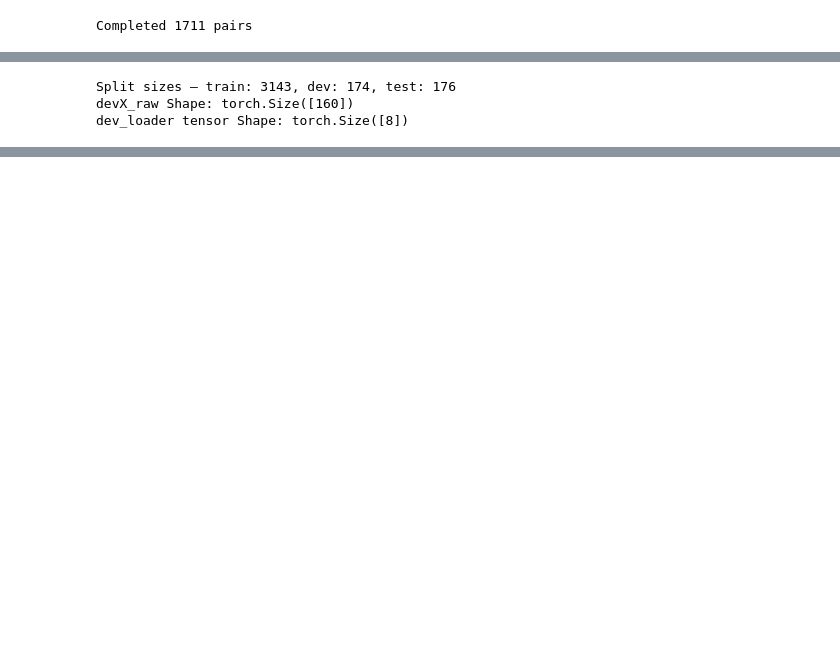
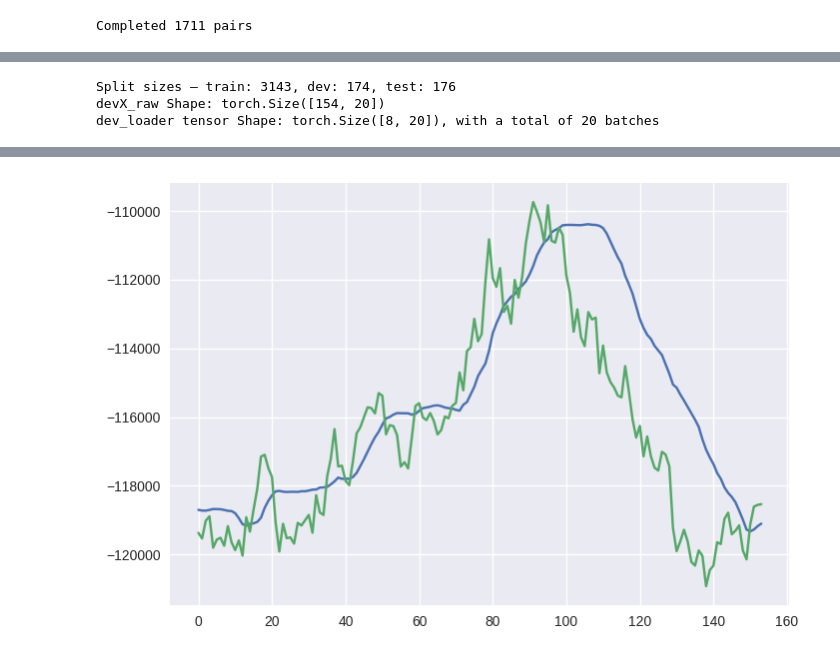
Before and after one commit to maviddoerdijk/bsc-thesis, a Jupyter notebook: exp/train_time_moe.ipynb, the cells around one changed output, grey strips where cells are left out. Cells and saved outputs as stored; diff of their text form; code cells hidden in the pictures; blank space fills up the shorter version.

Commit message:
Got predictions for validation dataset!

```diff
--- a/exp/train_time_moe.ipynb
+++ b/exp/train_time_moe.ipynb
@@ -311,14 +326,37 @@ test  = pairs_timeseries_burned_univariate[train_size+dev_size:]
 if verbose:
     print(f"Split sizes — train: {len(train)}, dev: {len(dev)}, test: {len(test)}")
 
-def create_sequences(series, look_back):
-    X_raw = series[:batch_size * look_back].to_numpy() # .reshape(batch_size, look_back)
-    X_raw = torch.tensor(X_raw, dtype=torch.float32)
+# def create_sequences(series, look_back):
+#     X_raw = series[:batch_size * look_back].to_numpy() # .reshape(batch_size, look_back)
+#     X_raw = torch.tensor(X_raw, dtype=torch.float32)
 
-    # normalize devX_raw
-    mean, std = devX_raw.mean(dim=-1, keepdim=True), devX_raw.std(dim=-1, keepdim=True)
-    X_scaled = (devX_raw - mean) / std
-    return X_raw, X_scaled, None, None, mean, std
+#     # normalize devX_raw
+#     mean, std = devX_raw.mean(dim=-1, keepdim=True), devX_raw.std(dim=-1, keepdim=True)
+#     X_scaled = (devX_raw - mean) / std
+#     return X_raw, X_scaled, None, None, mean, std
+DEVICE = "cpu" #  "cuda" if torch.cuda.is_available() else "cpu"
+
+
+def create_sequences_rolling(series, look_back):
+    X = []
+    y = []
+    for i in range(len(series) - look_back):
+        seq = series.iloc[i:i+look_back].values
+        target = series.iloc[i+look_back]
+        X.append(seq)
+        y.append(target)
+
+    X = torch.tensor(X, dtype=torch.float32)
+    X = X.to(DEVICE)
+
+    # normalize
+    mean = X.mean(dim=-1, keepdim=True)
+    std = X.std(dim=-1, keepdim=True)
+    X_scaled = (X - mean) / (std + 1e-8)
+
+    y = torch.tensor(y, dtype=torch.float32)
+    y = y.to(DEVICE)
+    return X, X_scaled, y, None, mean, std
 
 devX_raw, devX_scaled, devY_raw, devY_scaled, dev_mean, dev_std = create_sequences(dev, look_back)
 if verbose:
@@ -328,12 +366,11 @@ dev_ds = TensorDataset(devX_raw) # goal of TensorDataset class: loading and proc
 dev_loader = DataLoader(dev_ds, batch_size=batch_size, shuffle=False) # DataLoader takes care of shuffling/sampling/weigthed sampling, batching, using multiprocessing to load the data, use pinned memory etc. (source; https://discuss.pytorch.org/t/what-do-tensordataset-and-dataloader-do/107017)
 
 if verbose:
-  print(f"dev_loader tensor Shape: {next(iter(dev_loader))[0].shape}") # a single tensor in dev_loader now has shape [batch_size, look_back] as expected
-
+  print(f"dev_loader tensor Shape: {next(iter(dev_loader))[0].shape}, with a total of {len(dev_loader)} batches") # a single tensor in dev_loader now has shape [batch_size, look_back] as expected
 
 model = AutoModelForCausalLM.from_pretrained(
     'Maple728/TimeMoE-50M',
-    device_map="cpu",  # TODO: use DEVICE = ..
+    device_map=DEVICE,
     trust_remote_code=True,
 )
 
@@ -344,26 +381,32 @@ prediction_length = 1 # TODO: rather than hardcoding prediction length, make a s
 
 # forecast in batches from dev dataset
 all_predictions = []
-for batch in dev_loader:
+for i, batch in enumerate(dev_loader):
   inputs = batch[0] # is devX_scaled, for now [1] will return error, later [1] will return devY_scaled :D
-  # output = model.generate(inputs, max_new_tokens=prediction_length)  # shape is [batch_size, look_back + prediction_length]
-  # normed_predictions = output[:, -prediction_length:]  # shape is [batch_size, prediction_length]
+
+  # outputs = batch[1]
+  # means = batch[2]
+  # stds = batch[3]
+
+  output = model.generate(inputs, max_new_tokens=prediction_length)  # shape is [batch_size, look_back + prediction_length]
+  normed_predictions = output[:, -prediction_length:]  # shape is [batch_size, prediction_length]
 
   # from returned dev_mean and dev_std, slice the appropriate slices from the series
   input_size_current = inputs.size()
-  print(f"input_size_current: {input_size_current} (expected [batch_size, seq_len], which would be [8, 20] in this case)")
   batch_size_current = input_size_current[0]
-  print(f"batch_size_current: {batch_size_current} (compared to original batch size as param of {batch_size})") # What makes this 2? 2 what??
-  local_means = dev_mean[:batch_size_current]
-  local_stds = dev_std[:batch_size_current]
+  local_means = dev_mean[batch_size*i : batch_size*i + batch_size_current]
+  local_stds = dev_std[batch_size*i : batch_size*i + batch_size_current]
 
-  # preds = normed_predictions * local_stds + local_means
-  # all_predictions.append(preds)
+  preds = normed_predictions * local_stds + local_means
+  all_predictions.append(preds)
 
 # Concatenate all predictions
-# predictions = torch.cat(all_predictions, dim=0)
-# predictions
+predictions = torch.cat(all_predictions, dim=0)
+predictions = predictions.squeeze(-1)
+predictions = predictions.detach().numpy()
+plt.plot(predictions)
+plt.plot(devY_raw.numpy())
 # %% [output]
 Split sizes — train: 3143, dev: 174, test: 176
-devX_raw Shape: torch.Size([160])
-dev_loader tensor Shape: torch.Size([8])
+devX_raw Shape: torch.Size([154, 20])
+dev_loader tensor Shape: torch.Size([8, 20]), with a total of 20 batches
@@ -386,0 +414 @@ batch_size_current: 8 (compared to original batch size as param of 8)
+[figure, added]
```
Also changed, not shown: parts of 6 cells of this notebook.
